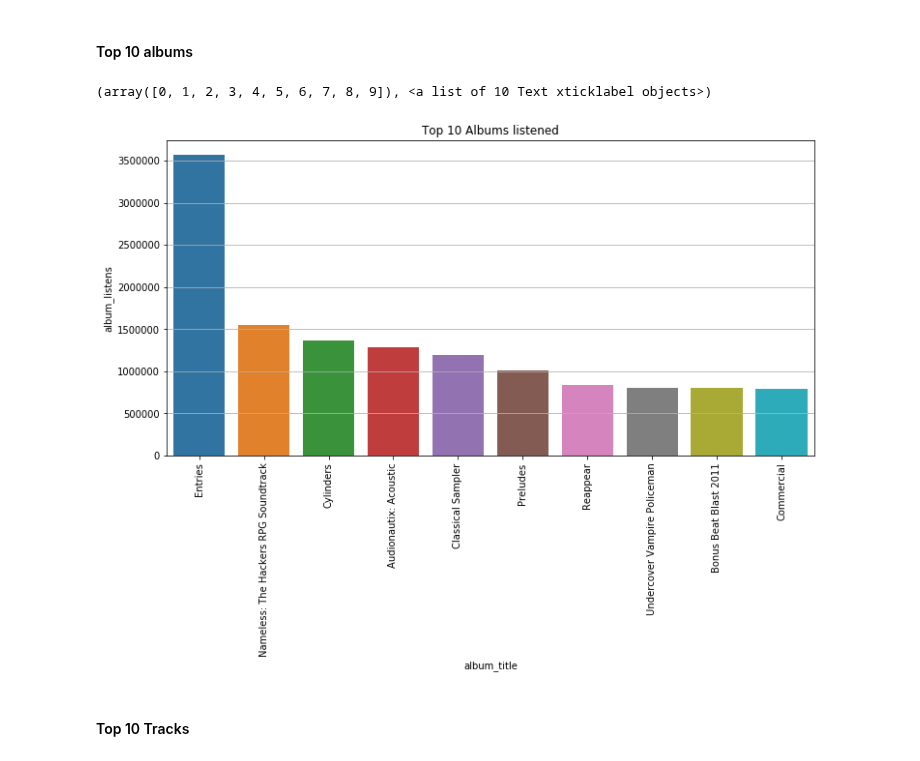
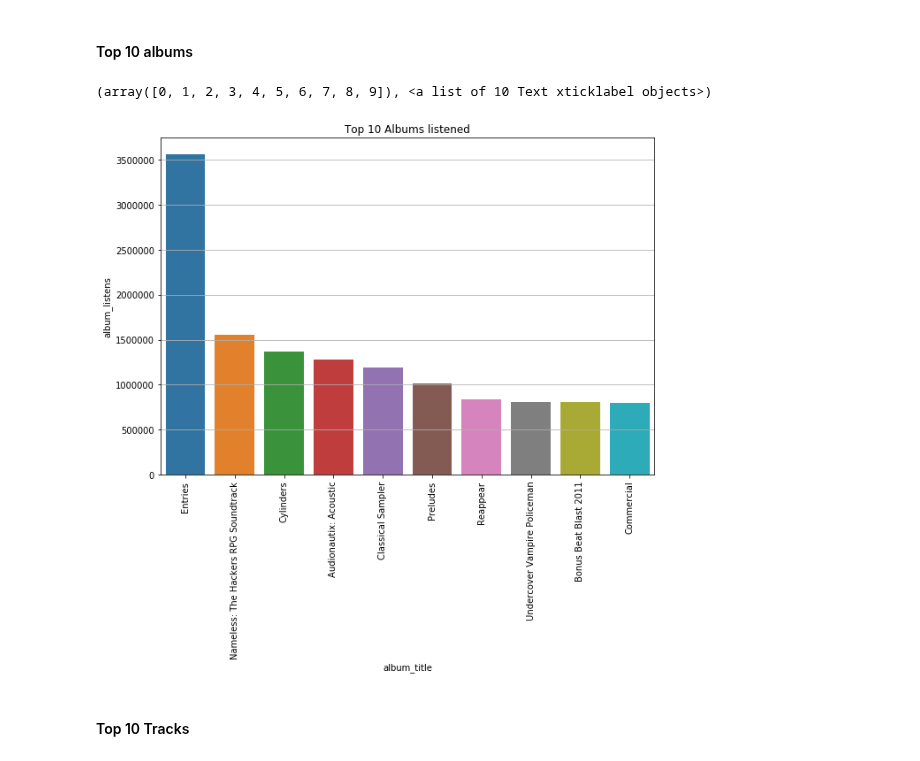
Before and after one commit to AndresMontero/Project, a Jupyter notebook: songs.ipynb, the cells around one changed output. Cells and saved outputs as stored; diff of their text form; code cells hidden in the pictures.

```diff
--- a/songs.ipynb
+++ b/songs.ipynb
@@ -481,18 +509,18 @@ plt.grid()
 # %%
 albums_grouped = albums_df.groupby(albums_df['album_id']) \
                           .first()[['album_title', 'album_listens']]
 albums_top10 = albums_grouped.sort_values(by='album_listens',
                                           ascending=False).head(10)
 
-plt.figure(figsize=(12, 6))
+plt.figure(figsize=(10, 7))
 plt.title("Top 10 Albums listened")
 plt.grid()
 ax = sns.barplot(x='album_title', y= 'album_listens',
                  data=albums_top10)
 plt.xticks(rotation=90)
 # %% [output]
 (array([0, 1, 2, 3, 4, 5, 6, 7, 8, 9]), <a list of 10 Text xticklabel objects>)
-[figure, old version]
+[figure, new version]
 # %% [markdown]
 #### Top 10 Tracks
 # %%
```
Also changed, not shown: parts of 12 cells of this notebook.
